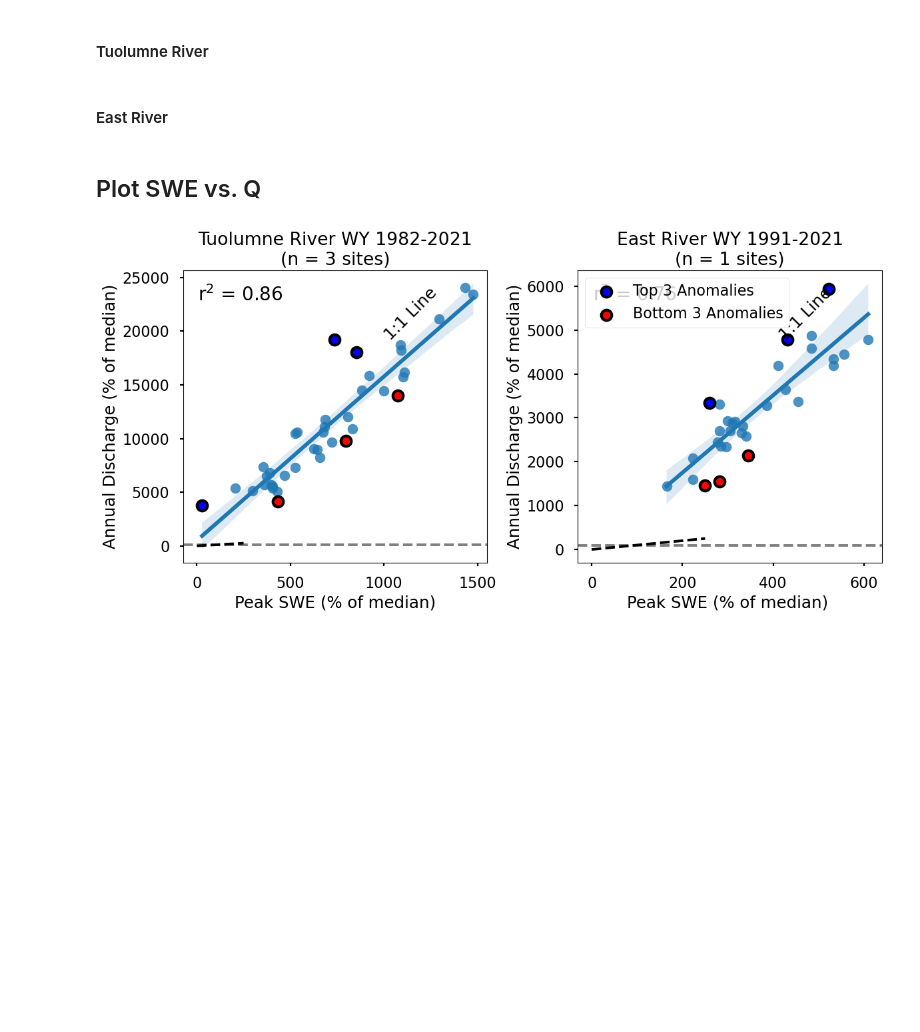
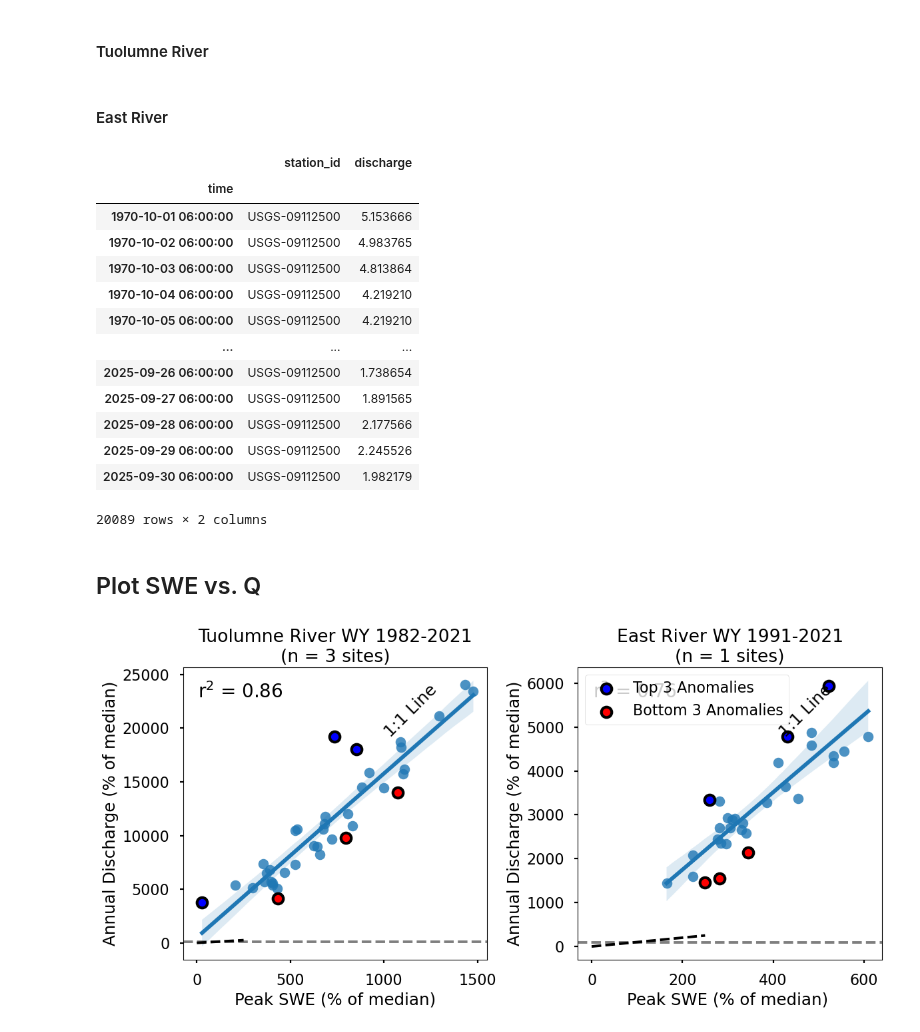
Before and after one commit to dlhogan97/CONFLUENCE-uwmtnhydro, a Jupyter notebook: ess-project/notebooks/analysis/swe_q_relationships.ipynb, the cells around one changed output. Cells and saved outputs as stored; diff of their text form; code cells hidden in the pictures; blank space fills up the shorter version.

```diff
--- a/ess-project/notebooks/analysis/swe_q_relationships.ipynb
+++ b/ess-project/notebooks/analysis/swe_q_relationships.ipynb
@@ -215,9 +215,9 @@ query = {
     "outputDataTypeCd": "dv",
 }
 info_box = nwis.get_info(query)
-dates = ("1990-10-01", "2025-09-30")
+dates = ("1970-10-01", "2025-09-30")
 stations = info_box[
-    (info_box.begin_date >= dates[0]) & (info_box.end_date <= dates[1])
+    (info_box.begin_date <= dates[0]) & (info_box.end_date >= dates[1])
 ].site_no.unique().tolist()
 # %%
 east_qobs_ds = nwis.get_streamflow(["09112500"], dates, to_xarray=True, mmd=False)
@@ -227,6 +227,29 @@ east_qobs_ds["discharge"] = east_qobs_ds["discharge"]
 # divide by area of the basin in m^2 to get mm/day
 basin_area_m2 = east_obj.to_crs(epsg=32613).area.sum()
 east_qobs_ds["discharge"] = east_qobs_ds["discharge"]
+# %%
+east_discharge_df = east_qobs_ds.squeeze()["discharge"].to_dataframe()
+# drop timezone info
+east_discharge_df.index = east_discharge_df.index.tz_localize(None)
+# save to /scratch/dlhogan/ess-project-data/streamflow-data/EastRiver
+east_discharge_df.to_csv("/scratch/dlhogan/ess-project-data/streamflow-data/EastRiver/EastRiver_dailyDischarge_WY1970_2025.csv")
+# %%
+east_discharge_df
+# %% [output]
+|  | station_id | discharge |
+| time |  |  |
+| 1970-10-01 06:00:00 | USGS-09112500 | 5.153666 |
+| 1970-10-02 06:00:00 | USGS-09112500 | 4.983765 |
+| 1970-10-03 06:00:00 | USGS-09112500 | 4.813864 |
+| 1970-10-04 06:00:00 | USGS-09112500 | 4.219210 |
+| 1970-10-05 06:00:00 | USGS-09112500 | 4.219210 |
+| ... | ... | ... |
+| 2025-09-26 06:00:00 | USGS-09112500 | 1.738654 |
+| 2025-09-27 06:00:00 | USGS-09112500 | 1.891565 |
+| 2025-09-28 06:00:00 | USGS-09112500 | 2.177566 |
+| 2025-09-29 06:00:00 | USGS-09112500 | 2.245526 |
+| 2025-09-30 06:00:00 | USGS-09112500 | 1.982179 |
+20089 rows × 2 columns
 # %%
 # add water year as a variable
 east_qobs_ds["water_year"] = east_qobs_ds["time"].dt.year.where(east_qobs_ds["time"].dt.month < 10, east_qobs_ds["time"].dt.year + 1)
```
Also changed, not shown: parts of 1 cell of this notebook, 47 other files.
